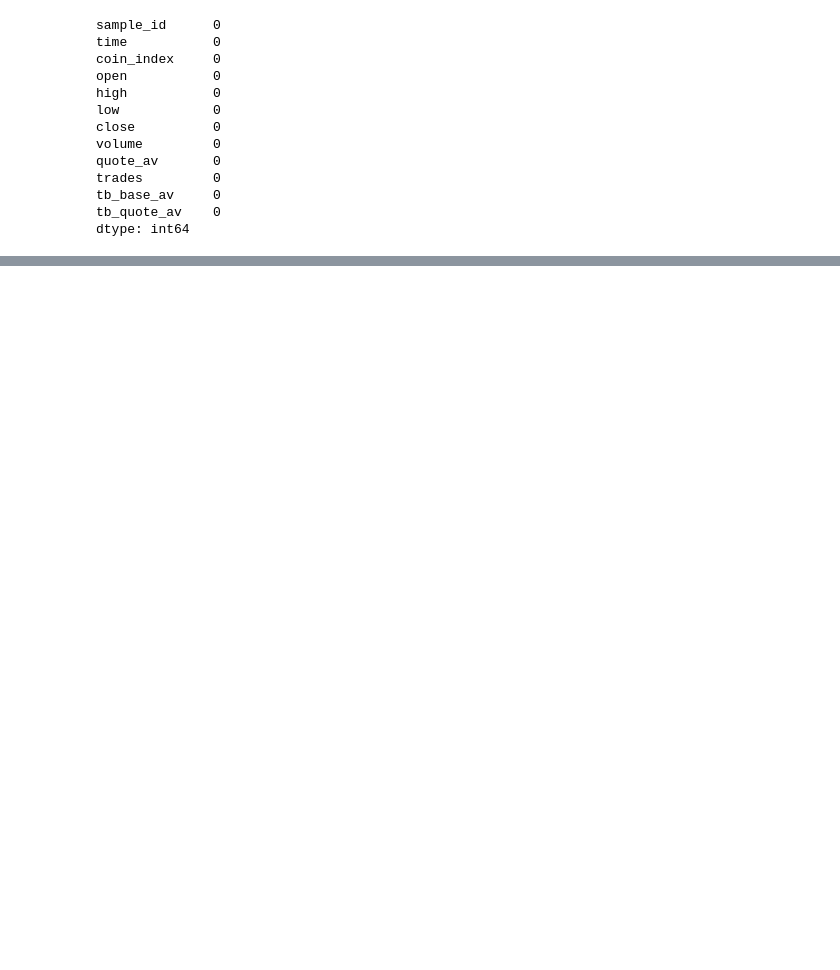
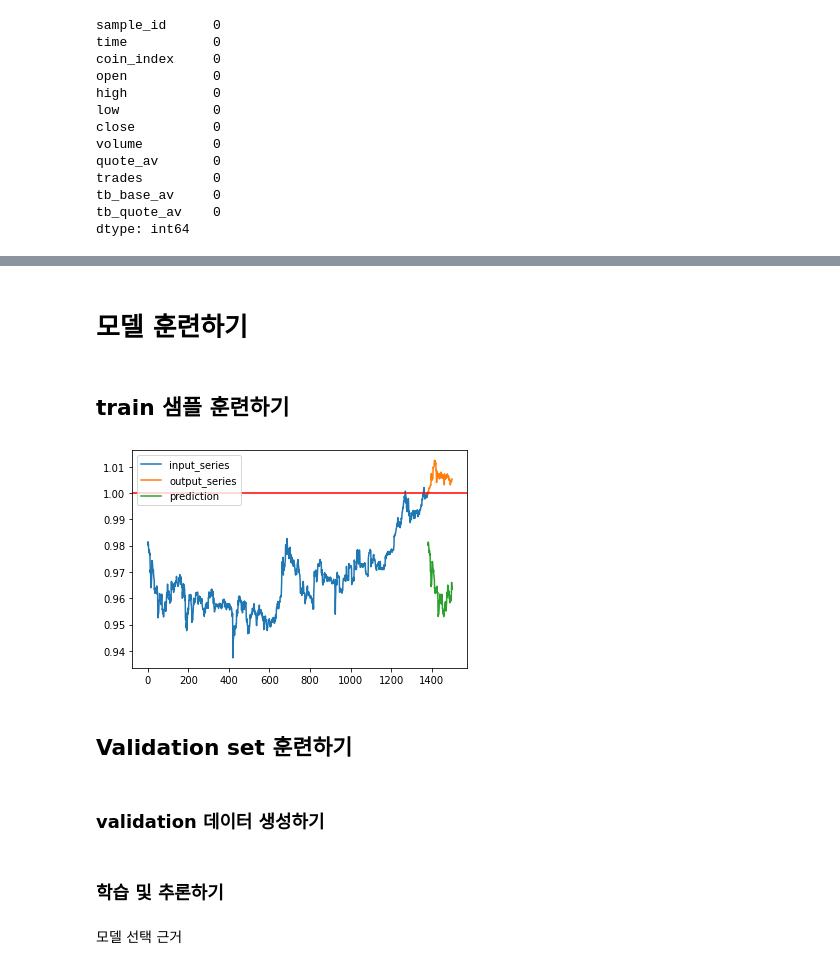
Before and after one commit to Kingnamji/Coin_Trader, a Jupyter notebook: Bit_Trader.ipynb, the cells around one changed output, grey strips where cells are left out. Saved outputs shown, nothing was run; the diff lists cells and outputs as text; code cells hidden in the pictures; blank space fills up the shorter version.

```diff
--- a/Bit_Trader.ipynb
+++ b/Bit_Trader.ipynb
@@ -120,0 +178,26 @@ test_x_array {test_x_array.shape}
+# %% [markdown]
+# 모델 훈련하기
+# %% [markdown]
+## train 샘플 훈련하기
+# %%
+idx = 777
+# train data 중 sample_id 1121에 해당하는 x_series로 arima 모델을 학습한 후
+# y_sereis를 추론
+x_series = train_x_array[idx,:,1]
+y_series = train_y_array[idx,:,1]
+
+# ARIMA의 (p,d,q) 값은 최적화 되지않은 값 입니다.
+model = ARIMA(x_series, order=(4, 0,0) )
+fit  = model.fit()
+preds = fit.predict(1,120, typ='levels')
+
+plot_series(x_series, y_series)
+plt.plot(np.arange(1380, 1380+120), preds, label = 'prediction')
+plt.legend()
+plt.show()
+# %% [output]
+[figure, added]
+# %% [markdown]
+## Validation set 훈련하기
+# %% [markdown]
+### validation 데이터 생성하기
@@ -120,0 +212,4 @@ test_x_array {test_x_array.shape}
+# %% [markdown]
+### 학습 및 추론하기
+# %% [markdown]
+모델 선택 근거
```
Also changed, not shown: parts of 35 cells of this notebook.
